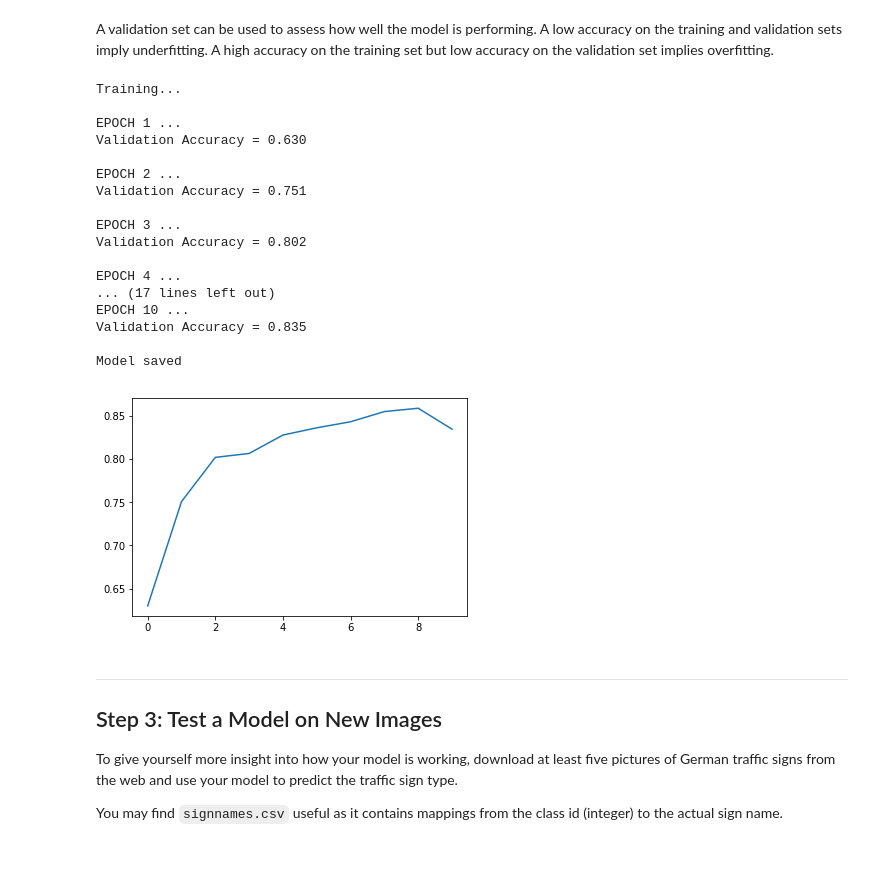
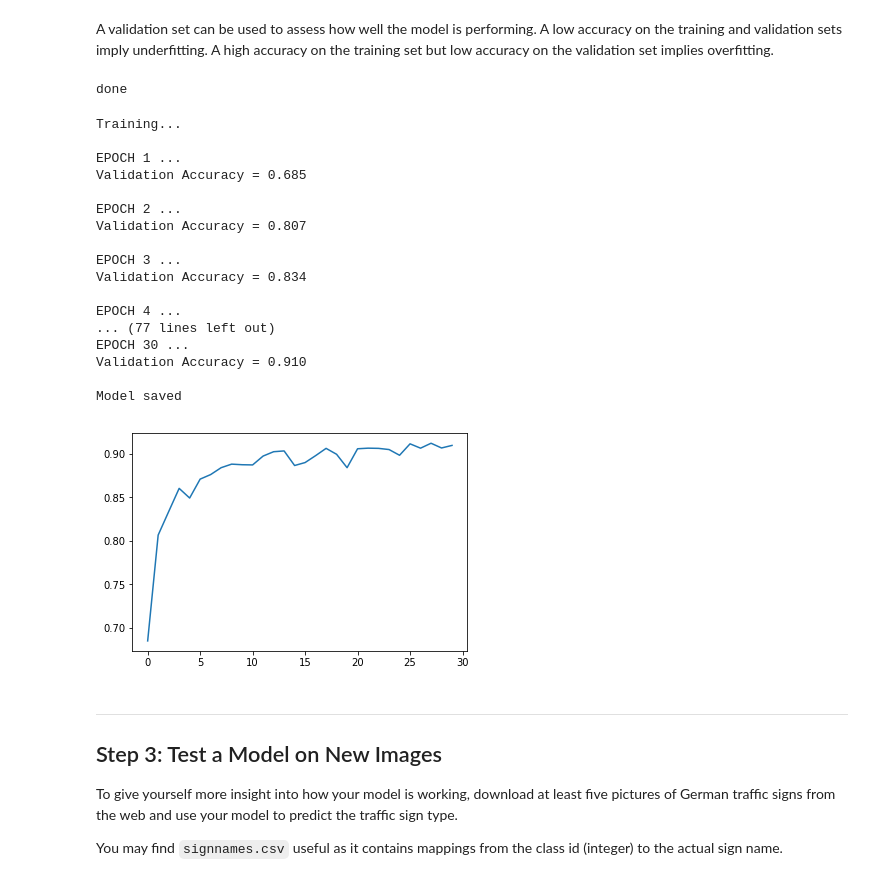
Before and after one commit to MarkBroerkens/CarND-Traffic-Sign-Classifier-Project, a Jupyter notebook: Traffic_Sign_Classifier.ipynb, the cells around one changed output. Cells and saved outputs as stored; diff of their text form; code cells hidden in the pictures.

Commit message:
added greyscaling
validation accuracy = 0.91

hyper parameters:
EPOCHS = 10
BATCH_SIZE = 128
rate = 0,001
mu = 0
sigma = 0.1

```diff
--- a/Traffic_Sign_Classifier.ipynb
+++ b/Traffic_Sign_Classifier.ipynb
@@ -272,7 +262,7 @@ X_train, y_train = shuffle(X_train, y_train)
 # %%
 import tensorflow as tf
 
-EPOCHS = 10
+EPOCHS = 30
 BATCH_SIZE = 128
 # %%
 from tensorflow.contrib.layers import flatten
@@ -285,7 +275,7 @@ def LeNet(x):
     # SOLUTION: Layer 1: Convolutional. Input = 32x32x1. Output = 28x28x6.
     # conv1_W = tf.Variable(tf.truncated_normal(shape=(5, 5, 1, 6), mean = mu, stddev = sigma))
     # SOLUTION: Layer 1: Convolutional. Input = 32x32x3. Output = 28x28x6.
-    conv1_W = tf.Variable(tf.truncated_normal(shape=(5, 5, 3, 6), mean = mu, stddev = sigma))
+    conv1_W = tf.Variable(tf.truncated_normal(shape=(5, 5, 1, 6), mean = mu, stddev = sigma))
     conv1_b = tf.Variable(tf.zeros(6))
     conv1   = tf.nn.conv2d(x, conv1_W, strides=[1, 1, 1, 1], padding='VALID') + conv1_b
 
@@ -338,7 +328,7 @@ def LeNet(x):
     return logits
 # %%
 #x = tf.placeholder(tf.float32, (None, 32, 32, 1))
-x = tf.placeholder(tf.float32, (None, 32, 32, 3))
+x = tf.placeholder(tf.float32, (None, 32, 32, 1))
 y = tf.placeholder(tf.int32, (None))
 #one_hot_y = tf.one_hot(y, 10)
 one_hot_y = tf.one_hot(y, 43)
@@ -375,6 +365,13 @@ def evaluate(X_data, y_data):
         accuracy = sess.run(accuracy_operation, feed_dict={x: batch_x, y: batch_y})
         total_accuracy += (accuracy * len(batch_x))
     return total_accuracy / num_examples
+# %%
+X_train_preProcessed = preProcess(X_train)
+X_valid_preProcessed = preProcess(X_valid)
+
+print ('done')
+# %% [output]
+done
 # %%
 with tf.Session() as sess:
     sess.run(tf.global_variables_initializer())
@@ -383,45 +380,46 @@ with tf.Session() as sess:
     print("Training...")
     print()
     validation_accuracies = []
+
     for i in range(EPOCHS):
-        X_train, y_train = shuffle(X_train, y_train)
+        X_train, X_train_preProcessed, y_train = shuffle(X_train, X_train_preProcessed, y_train)
         for offset in range(0, num_examples, BATCH_SIZE):
             end = offset + BATCH_SIZE
-            batch_x, batch_y = X_train[offset:end], y_train[offset:end]
+            batch_x, batch_y = X_train_preProcessed[offset:end], y_train[offset:end]
             sess.run(training_operation, feed_dict={x: batch_x, y: batch_y})
 
-        validation_accuracy = evaluate(X_valid, y_valid)
+        validation_accuracy = evaluate(X_valid_preProcessed, y_valid)
         print("EPOCH {} ...".format(i+1))
         print("Validation Accuracy = {:.3f}".format(validation_accuracy))
         print()
         validation_accuracies.append(validation_accuracy)
 
     saver.save(sess, './lenet')
 
     # show learning statistics
     plt.plot(range(EPOCHS),validation_accuracies)
     plt.show
 
     print("Model saved")
 # %% [output]
 Training...
 
 EPOCH 1 ...
-Validation Accuracy = 0.630
+Validation Accuracy = 0.685
 
 EPOCH 2 ...
-Validation Accuracy = 0.751
+Validation Accuracy = 0.807
 
 EPOCH 3 ...
-Validation Accuracy = 0.802
+Validation Accuracy = 0.834
 
 EPOCH 4 ...
-... (17 lines left out)
-EPOCH 10 ...
-Validation Accuracy = 0.835
+... (77 lines left out)
+EPOCH 30 ...
+Validation Accuracy = 0.910
 
 Model saved
-[figure, old version]
+[figure, new version]
 # %% [markdown]
 ---
 
```
Also changed, not shown: parts of 9 cells of this notebook.
